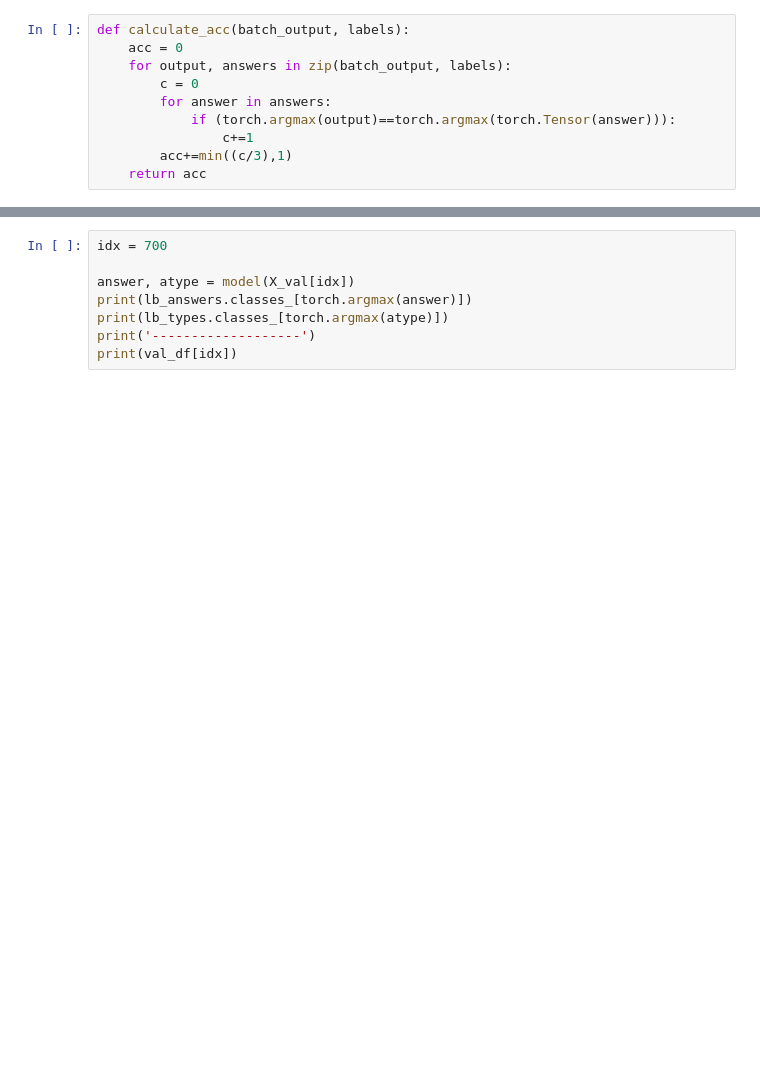
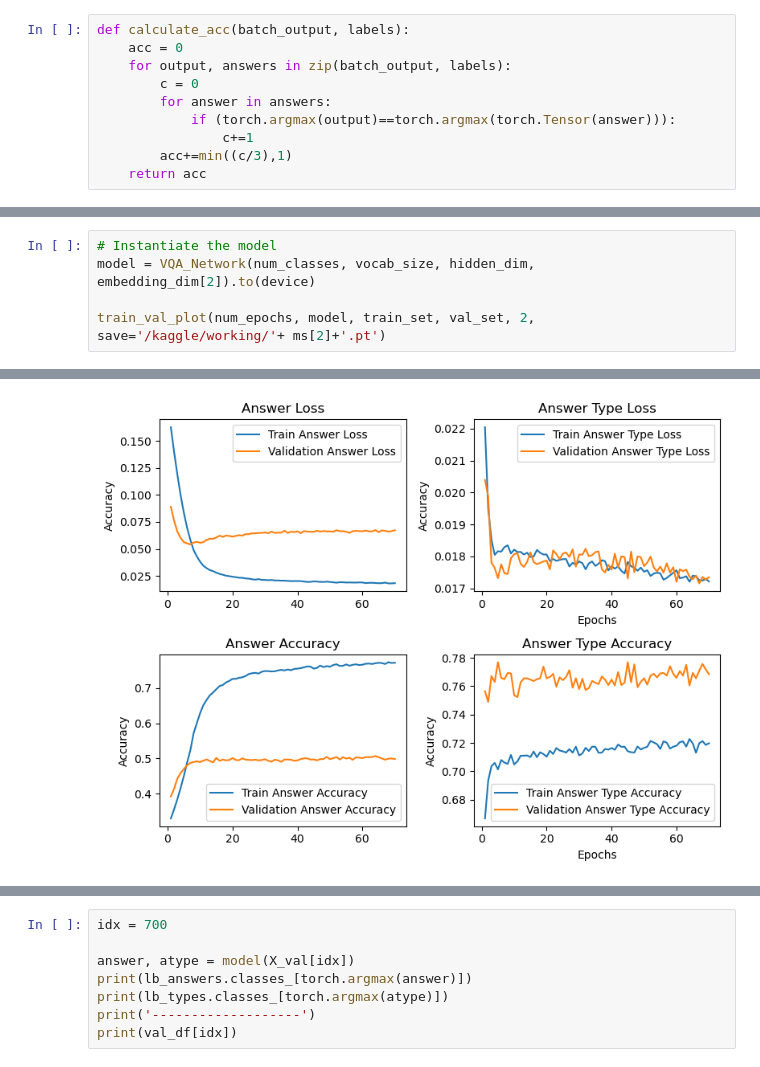
Before and after one commit to mawhab/Visual-Question-Answering, a Jupyter notebook: VQA.ipynb, the cells around one changed output, grey strips where cells are left out. Cells and saved outputs as stored; diff of their text form; blank space fills up the shorter version.

```diff
--- a/VQA.ipynb
+++ b/VQA.ipynb
@@ -625,0 +697,6 @@ val_set = DataLoader(VQADataset(X_val, y_val, ensemble=True), batch_size=32)
+# %%
+# Instantiate the model
+model = VQA_Network(num_classes, vocab_size, hidden_dim, embedding_dim[2]).to(device)
+
+train_val_plot(num_epochs, model, train_set, val_set, 2, save='/kaggle/working/'+ ms[2]+'.pt')
+# %% [output]
@@ -625,0 +720 @@ val_set = DataLoader(VQADataset(X_val, y_val, ensemble=True), batch_size=32)
+[figure, added]
```
Also changed, not shown: parts of 50 cells of this notebook.
